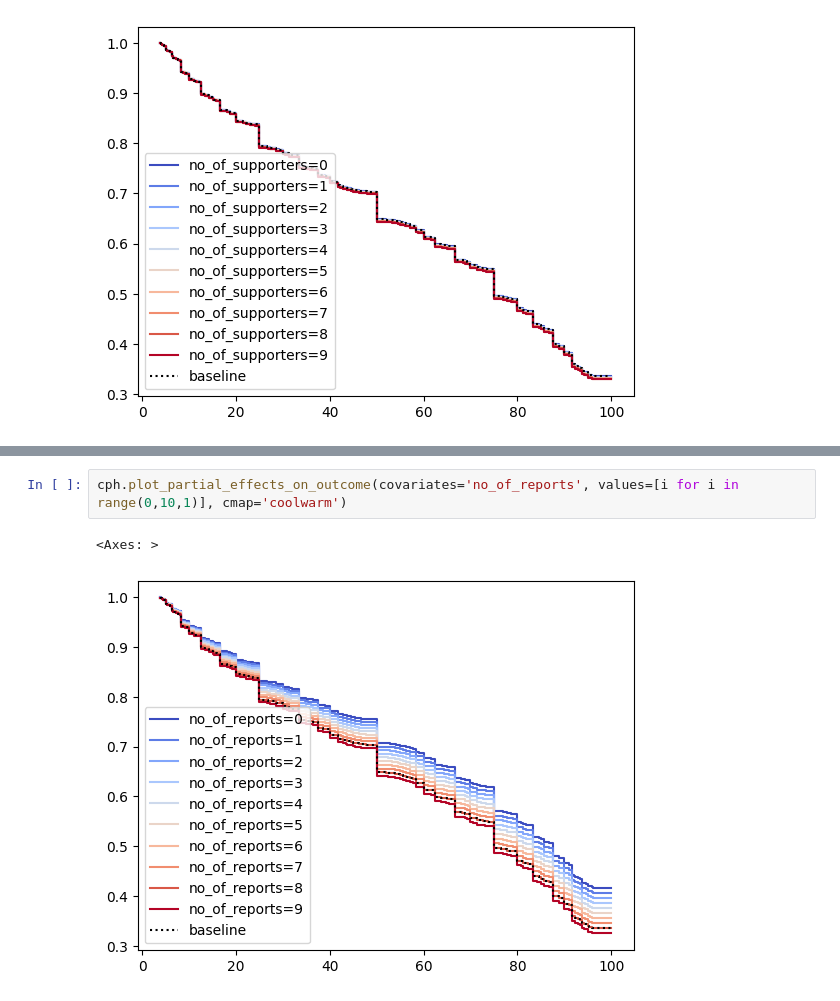
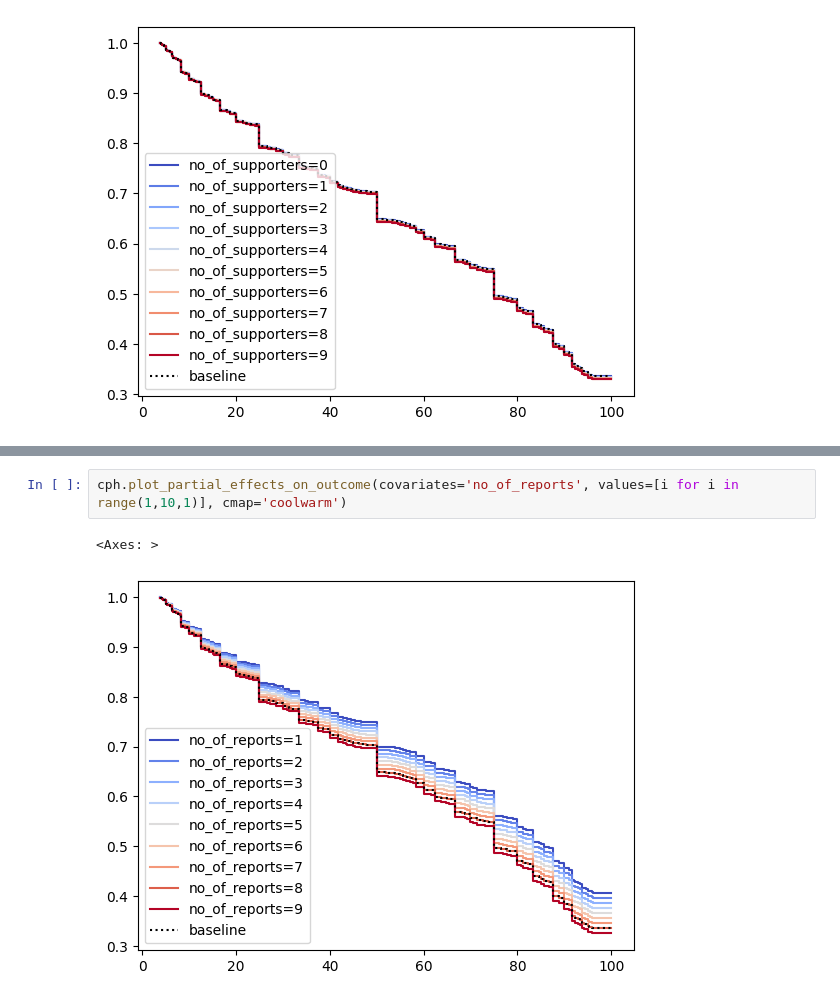
Before and after one commit to Hitkul/Put-Your-Money-Where-Your-Mouth-Is, a Jupyter notebook: analysis/Survival Analysis.ipynb, the cells around one changed output, grey strips where cells are left out. Saved outputs shown, nothing was run; the diff lists cells and outputs as text.

```diff
--- a/analysis/Survival Analysis.ipynb
+++ b/analysis/Survival Analysis.ipynb
@@ -398,5 +399,5 @@ cph.plot_partial_effects_on_outcome(covariates='days_per_reporting', values=[i f
 # %%
-cph.plot_partial_effects_on_outcome(covariates='no_of_reports', values=[i for i in range(0,10,1)], cmap='coolwarm')
+cph.plot_partial_effects_on_outcome(covariates='no_of_reports', values=[i for i in range(1,10,1)], cmap='coolwarm')
 # %% [output]
 <Axes: >
-[figure, old version]
+[figure, new version]
```
Also changed, not shown: parts of 5 cells of this notebook, 2 other files.
